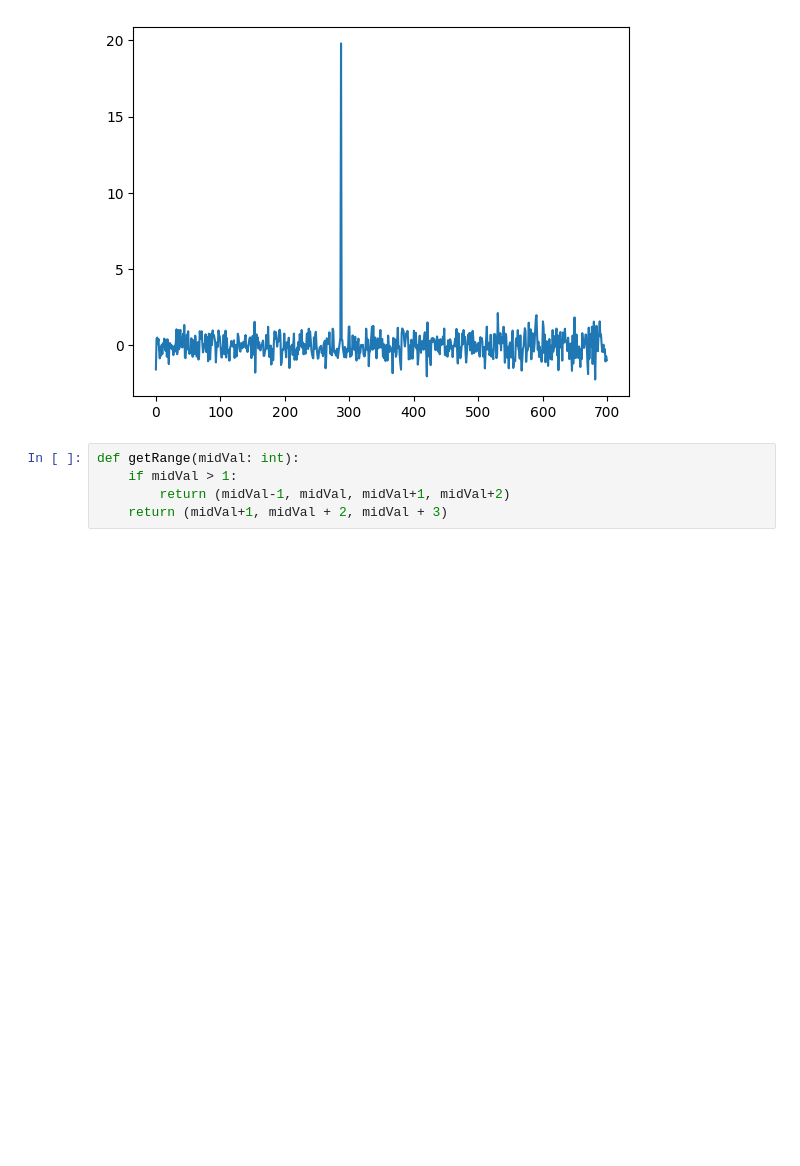
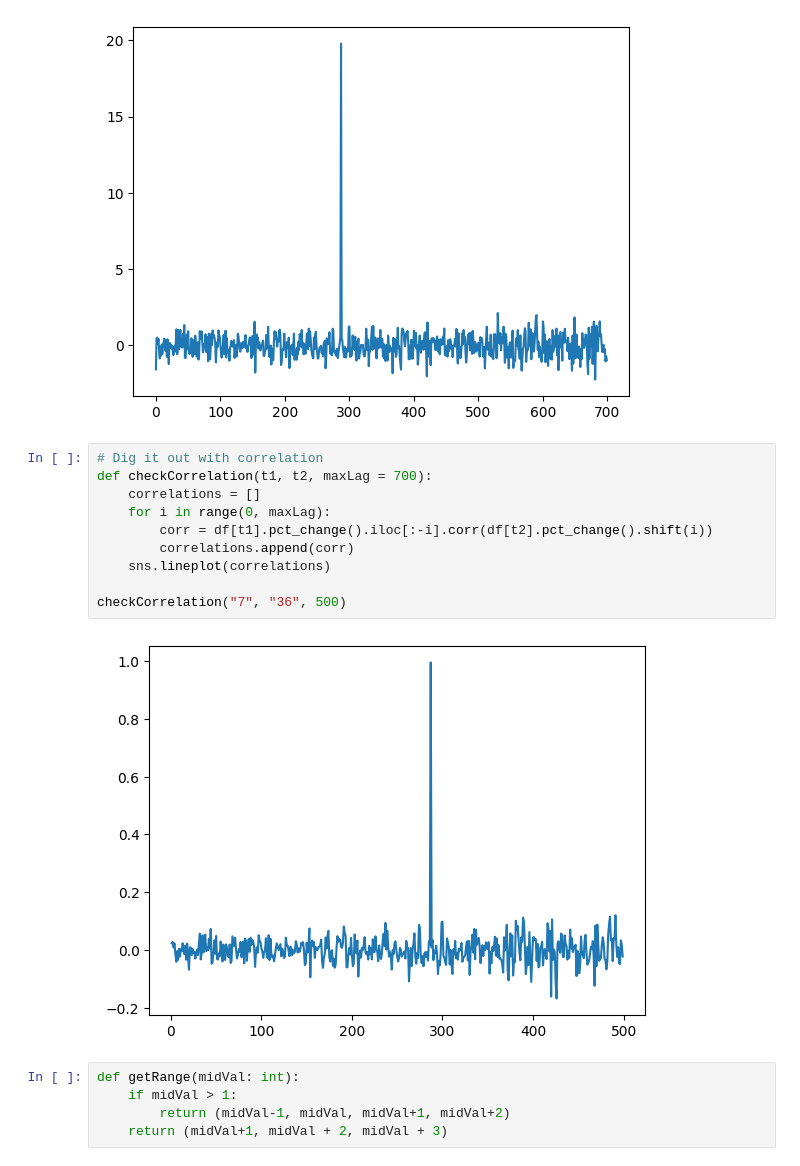
Before and after one commit to Troppydash/algothon, a Jupyter notebook: da/khang_leadlag.ipynb, the cells around one changed output. Drawn from its saved outputs; the diff is of its cells as text; blank space fills up the shorter version.

Commit message:
Add an easier correlation to replace Terry's func

```diff
--- a/da/khang_leadlag.ipynb
+++ b/da/khang_leadlag.ipynb
@@ -361,6 +371,18 @@ MSE error 0.0021406885159507283
 # %% [output]
 [('7', '36', 287)]
 [figure]
+# %%
+# Dig it out with correlation
+def checkCorrelation(t1, t2, maxLag = 700):
+    correlations = []
+    for i in range(0, maxLag):
+        corr = df[t1].pct_change().iloc[:-i].corr(df[t2].pct_change().shift(i))
+        correlations.append(corr)
+    sns.lineplot(correlations)
+
+checkCorrelation("7", "36", 500)
+# %% [output]
+[figure, added]
 # %%
 def getRange(midVal: int):
     if midVal > 1:
```
Also changed, not shown: parts of 1 cell of this notebook.
